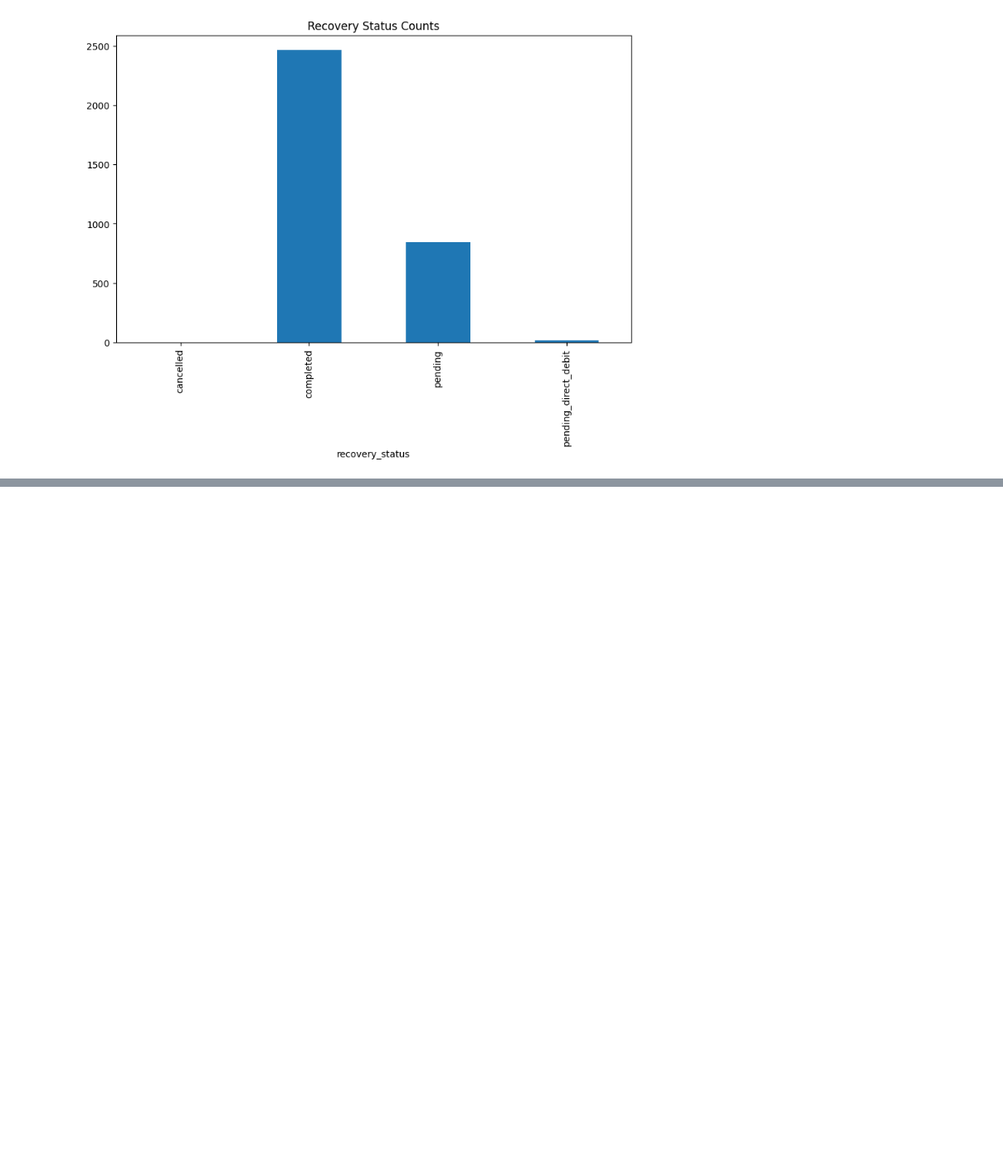
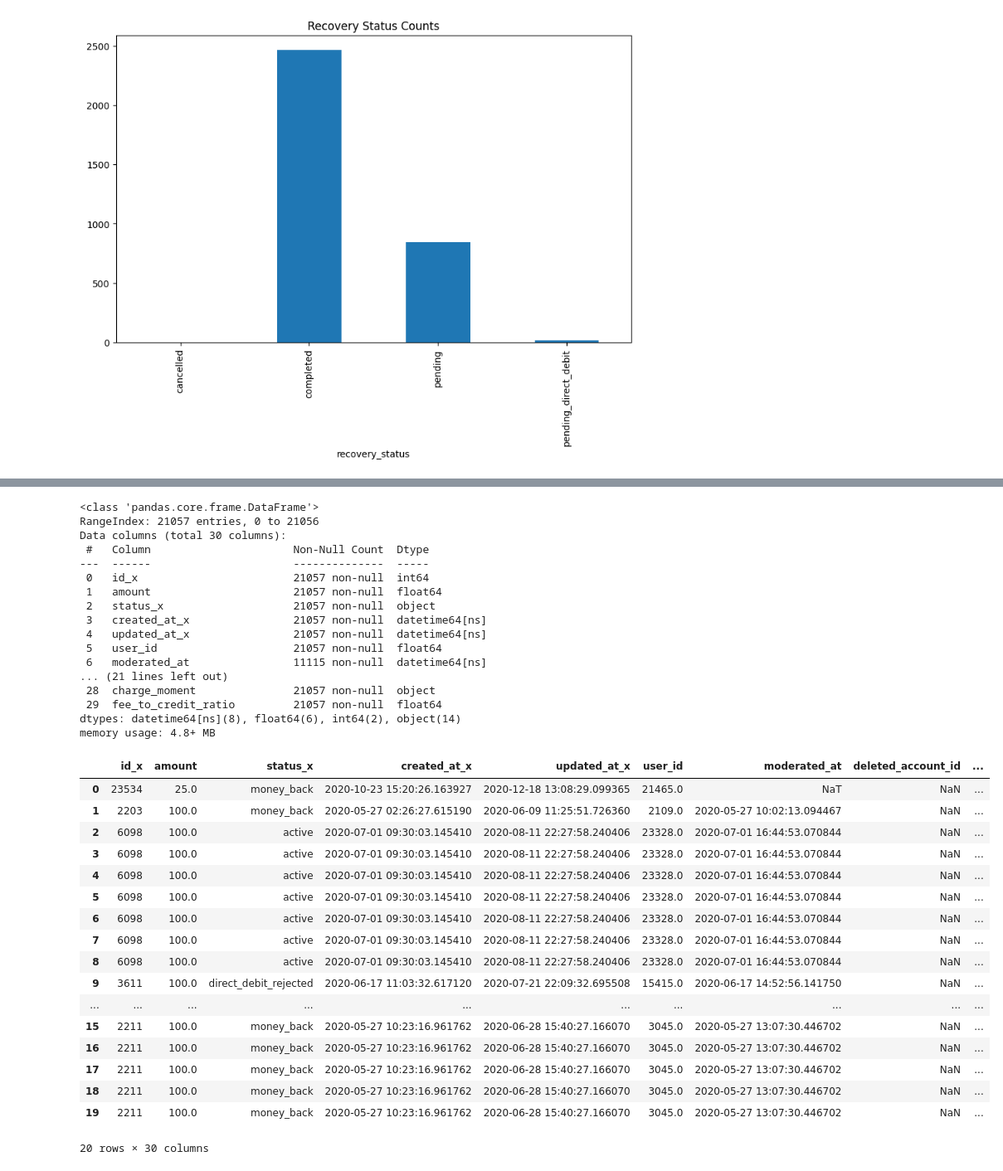
Before and after one commit to germanztz/data-science-uoc-businessPay, a Jupyter notebook: jose/Insights.ipynb, the cells around one changed output, grey strips where cells are left out. Shown at 83% size. Drawn from its saved outputs; the diff is of its cells as text; code cells hidden in the pictures; blank space fills up the shorter version.

```diff
--- a/jose/Insights.ipynb
+++ b/jose/Insights.ipynb
@@ -131,7 +132,7 @@ None
 # %%
 # Merge on `id` and `cash_request_id`
 merged_data = pd.merge(
-    credit_requests,
+    cash_request,
     fees,
     left_on='id',
     right_on='cash_request_id',
@@ -281,3 +289,43 @@ direct_debit_sent                    18
 money_back                        13937
 rejected                           6568
 transaction_declined                 47
+# %%
+merged_data.info()
+
+merged_data.head(20)
+# %% [output]
+<class 'pandas.core.frame.DataFrame'>
+RangeIndex: 21057 entries, 0 to 21056
+Data columns (total 30 columns):
+ #   Column                      Non-Null Count  Dtype
+---  ------                      --------------  -----
+ 0   id_x                        21057 non-null  int64
+ 1   amount                      21057 non-null  float64
+ 2   status_x                    21057 non-null  object
+ 3   created_at_x                21057 non-null  datetime64[ns]
+ 4   updated_at_x                21057 non-null  datetime64[ns]
+ 5   user_id                     21057 non-null  float64
+ 6   moderated_at                11115 non-null  datetime64[ns]
+... (21 lines left out)
+ 28  charge_moment               21057 non-null  object
+ 29  fee_to_credit_ratio         21057 non-null  float64
+dtypes: datetime64[ns](8), float64(6), int64(2), object(14)
+memory usage: 4.8+ MB
+|  | id_x | amount | status_x | created_at_x | updated_at_x | user_id | moderated_at | deleted_account_id | ... |
+| 0 | 23534 | 25.0 | money_back | 2020-10-23 15:20:26.163927 | 2020-12-18 13:08:29.099365 | 21465.0 | NaT | NaN | ... |
+| 1 | 2203 | 100.0 | money_back | 2020-05-27 02:26:27.615190 | 2020-06-09 11:25:51.726360 | 2109.0 | 2020-05-27 10:02:13.094467 | NaN | ... |
+| 2 | 6098 | 100.0 | active | 2020-07-01 09:30:03.145410 | 2020-08-11 22:27:58.240406 | 23328.0 | 2020-07-01 16:44:53.070844 | NaN | ... |
+| 3 | 6098 | 100.0 | active | 2020-07-01 09:30:03.145410 | 2020-08-11 22:27:58.240406 | 23328.0 | 2020-07-01 16:44:53.070844 | NaN | ... |
+| 4 | 6098 | 100.0 | active | 2020-07-01 09:30:03.145410 | 2020-08-11 22:27:58.240406 | 23328.0 | 2020-07-01 16:44:53.070844 | NaN | ... |
+| 5 | 6098 | 100.0 | active | 2020-07-01 09:30:03.145410 | 2020-08-11 22:27:58.240406 | 23328.0 | 2020-07-01 16:44:53.070844 | NaN | ... |
+| 6 | 6098 | 100.0 | active | 2020-07-01 09:30:03.145410 | 2020-08-11 22:27:58.240406 | 23328.0 | 2020-07-01 16:44:53.070844 | NaN | ... |
+| 7 | 6098 | 100.0 | active | 2020-07-01 09:30:03.145410 | 2020-08-11 22:27:58.240406 | 23328.0 | 2020-07-01 16:44:53.070844 | NaN | ... |
+| 8 | 6098 | 100.0 | active | 2020-07-01 09:30:03.145410 | 2020-08-11 22:27:58.240406 | 23328.0 | 2020-07-01 16:44:53.070844 | NaN | ... |
+| 9 | 3611 | 100.0 | direct_debit_rejected | 2020-06-17 11:03:32.617120 | 2020-07-21 22:09:32.695508 | 15415.0 | 2020-06-17 14:52:56.141750 | NaN | ... |
+| ... | ... | ... | ... | ... | ... | ... | ... | ... | ... |
+| 15 | 2211 | 100.0 | money_back | 2020-05-27 10:23:16.961762 | 2020-06-28 15:40:27.166070 | 3045.0 | 2020-05-27 13:07:30.446702 | NaN | ... |
+| 16 | 2211 | 100.0 | money_back | 2020-05-27 10:23:16.961762 | 2020-06-28 15:40:27.166070 | 3045.0 | 2020-05-27 13:07:30.446702 | NaN | ... |
+| 17 | 2211 | 100.0 | money_back | 2020-05-27 10:23:16.961762 | 2020-06-28 15:40:27.166070 | 3045.0 | 2020-05-27 13:07:30.446702 | NaN | ... |
+| 18 | 2211 | 100.0 | money_back | 2020-05-27 10:23:16.961762 | 2020-06-28 15:40:27.166070 | 3045.0 | 2020-05-27 13:07:30.446702 | NaN | ... |
+| 19 | 2211 | 100.0 | money_back | 2020-05-27 10:23:16.961762 | 2020-06-28 15:40:27.166070 | 3045.0 | 2020-05-27 13:07:30.446702 | NaN | ... |
+20 rows × 30 columns
```
Also changed, not shown: parts of 20 cells of this notebook.
